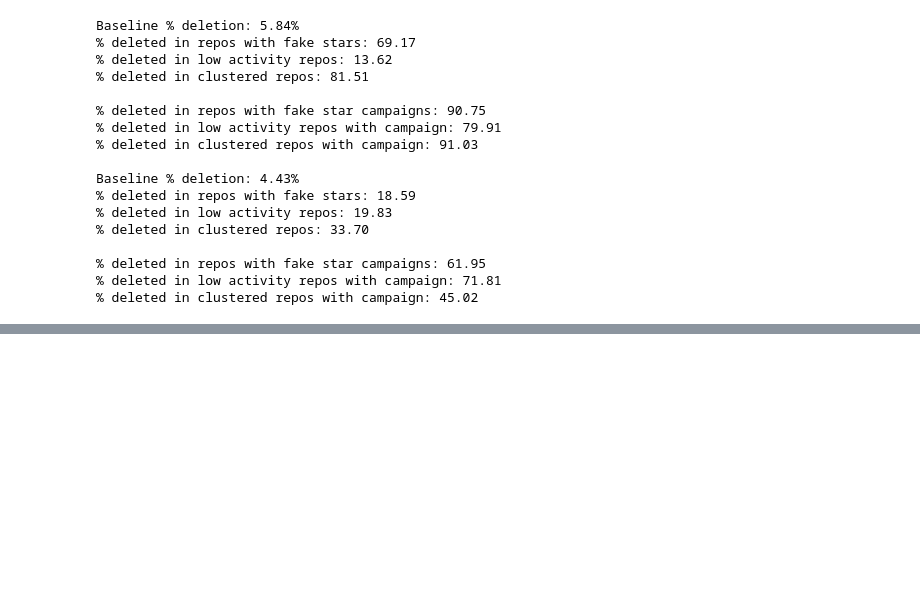
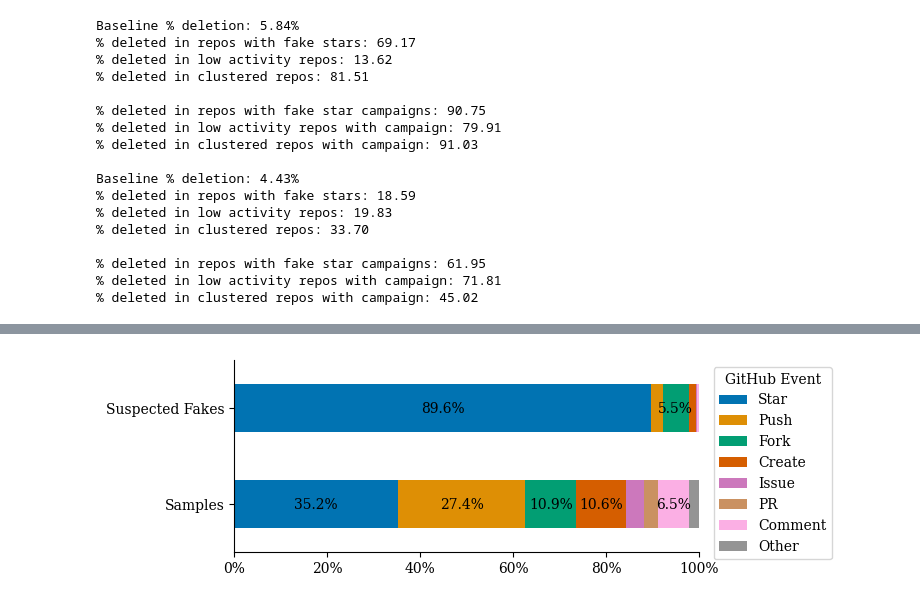
Before and after one commit to hehao98/StarScout, a Jupyter notebook: evaluation.ipynb, the cells around one changed output, grey strips where cells are left out. Saved outputs shown, nothing was run; the diff lists cells and outputs as text; code cells hidden in the pictures; blank space fills up the shorter version.

```diff
--- a/evaluation.ipynb
+++ b/evaluation.ipynb
@@ -224,3 +291,36 @@ fig.savefig("plots/actor-events.pdf", bbox_inches="tight", dpi=300)
+# %%
+fig, ax = plt.subplots(figsize=(W, 2.5))
+data = (
+    actor_event_percentages[
+        actor_event_percentages.actor.isin(
+            clustered_actors_in_campaign | low_activity_actors_in_campaign
+        )
+        | (actor_event_percentages.group == "Samples")
+    ]
+    .groupby(["group", "event"])["percentage"]
+    .mean()
+    .unstack()
+)
+data = data[plot.EVENT_ORDER]
+data.plot.barh(stacked=True, ax=ax, color=sns.color_palette("colorblind"))
+for p in ax.patches:
+    if p.get_width() > 0.05:
+        ax.annotate(
+            f"{p.get_width() * 100:.1f}%",
+            (p.get_x() + p.get_width() / 2, p.get_y() + p.get_height() / 2 - 0.005),
+            ha="center",
+            va="center",
+        )
+ax.legend(title="GitHub Event", loc="upper right", bbox_to_anchor=(1.3, 1))
+ax.set_xticks([0, 0.2, 0.4, 0.6, 0.8, 1])
+ax.set_xticklabels(["0%", "20%", "40%", "60%", "80%", "100%"])
+ax.set_xlim(0, 1)
+ax.set_ylabel("")
+ax.spines["top"].set_visible(False)
+ax.spines["right"].set_visible(False)
+fig.savefig("plots/actor-event-percentage.pdf", bbox_inches="tight")
+# %% [output]
+[figure, added]
 # %%
 %%capture
 # visual evaluation of post processing
```
Also changed, not shown: parts of 9 cells of this notebook, 3 other files.
